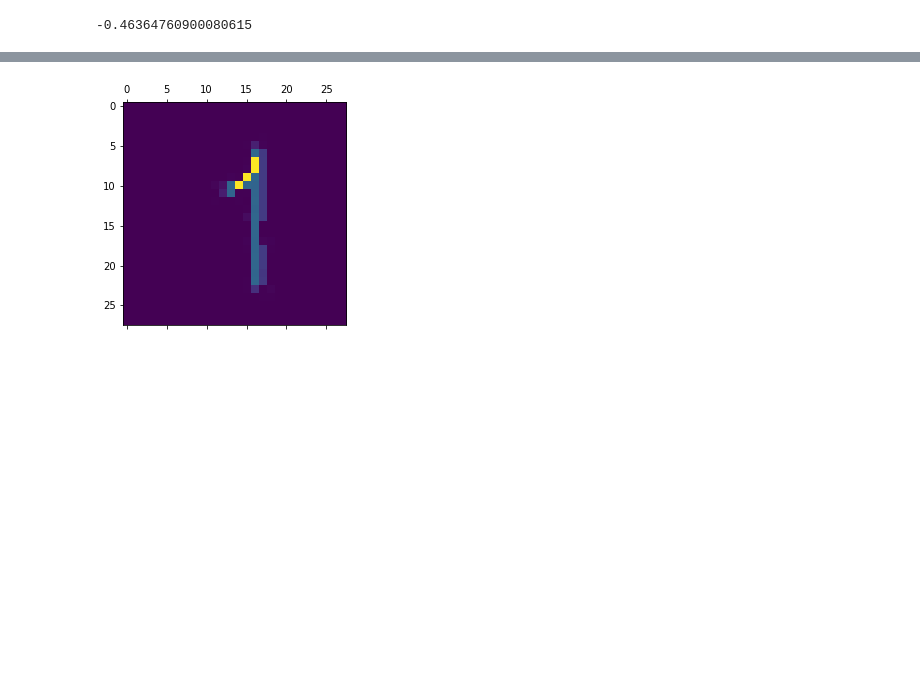
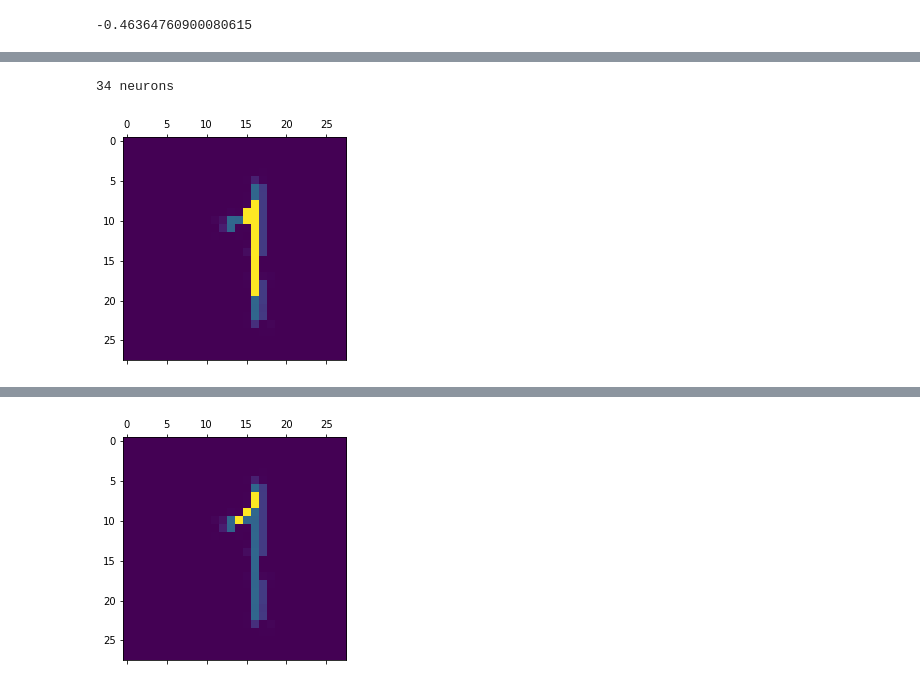
Before and after one commit to oliviermanette/metadl, a Jupyter notebook: starting_kit/sandbox_flod.ipynb, the cells around one changed output, grey strips where cells are left out. Cells and saved outputs as stored; diff of their text form; code cells hidden in the pictures; blank space fills up the shorter version.

```diff
--- a/starting_kit/sandbox_flod.ipynb
+++ b/starting_kit/sandbox_flod.ipynb
@@ -1053,4 +1059,7 @@ show_all_fields(0,3)
 # %%
-show_all_fields(0,7)
+show_all_fields(0,5)
+# %% [output]
+34 neurons
+[figure, added]
 # %%
 show_all_fields(0,7)
```
Also changed, not shown: parts of 9 cells of this notebook.
